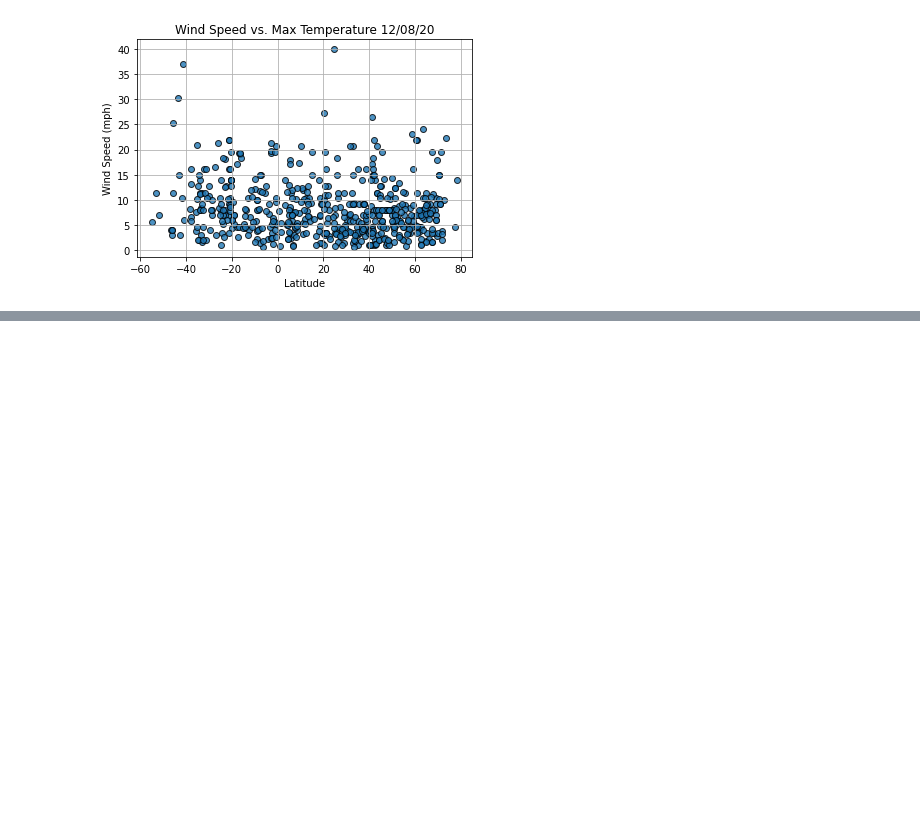
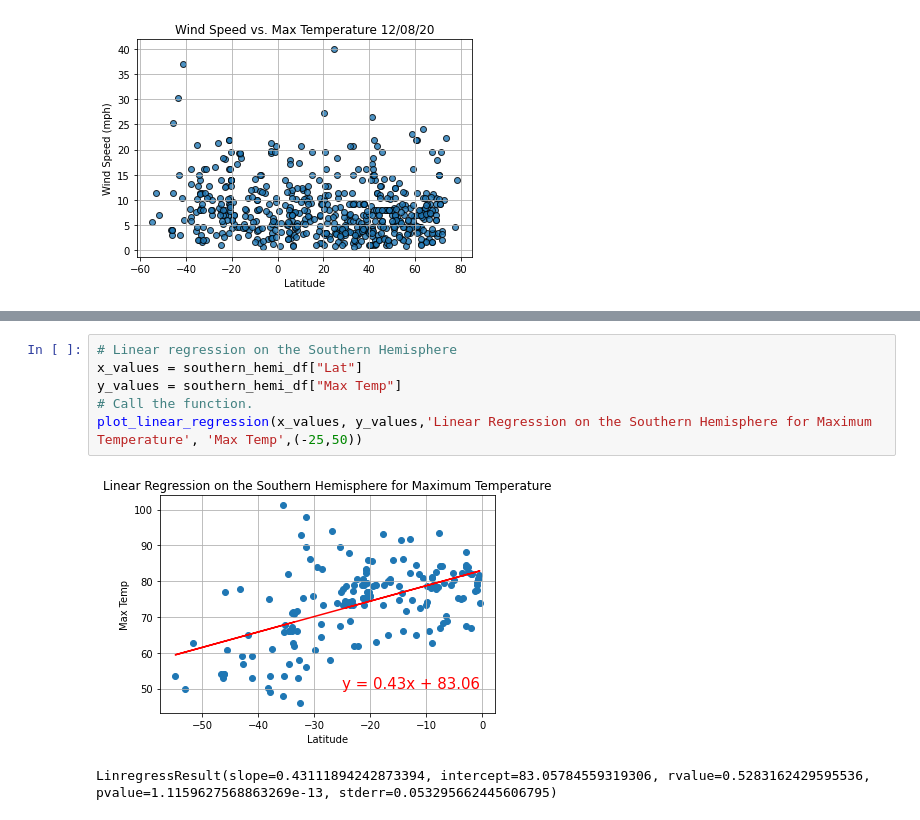
Before and after one commit to jvmastro/World_Weather_Analysis, a Jupyter notebook: WeatherPy.ipynb, the cells around one changed output, grey strips where cells are left out. Cells and saved outputs as stored; diff of their text form; blank space fills up the shorter version.

```diff
--- a/WeatherPy.ipynb
+++ b/WeatherPy.ipynb
@@ -246,0 +314,9 @@ plt.show()
+# %%
+# Linear regression on the Southern Hemisphere
+x_values = southern_hemi_df["Lat"]
+y_values = southern_hemi_df["Max Temp"]
+# Call the function.
+plot_linear_regression(x_values, y_values,'Linear Regression on the Southern Hemisphere for Maximum Temperature', 'Max Temp',(-25,50))
+# %% [output]
+[figure, added]
+LinregressResult(slope=0.43111894242873394, intercept=83.05784559319306, rvalue=0.5283162429595536, pvalue=1.1159627568863269e-13, stderr=0.053295662445606795)
```
Also changed, not shown: parts of 11 cells of this notebook.
